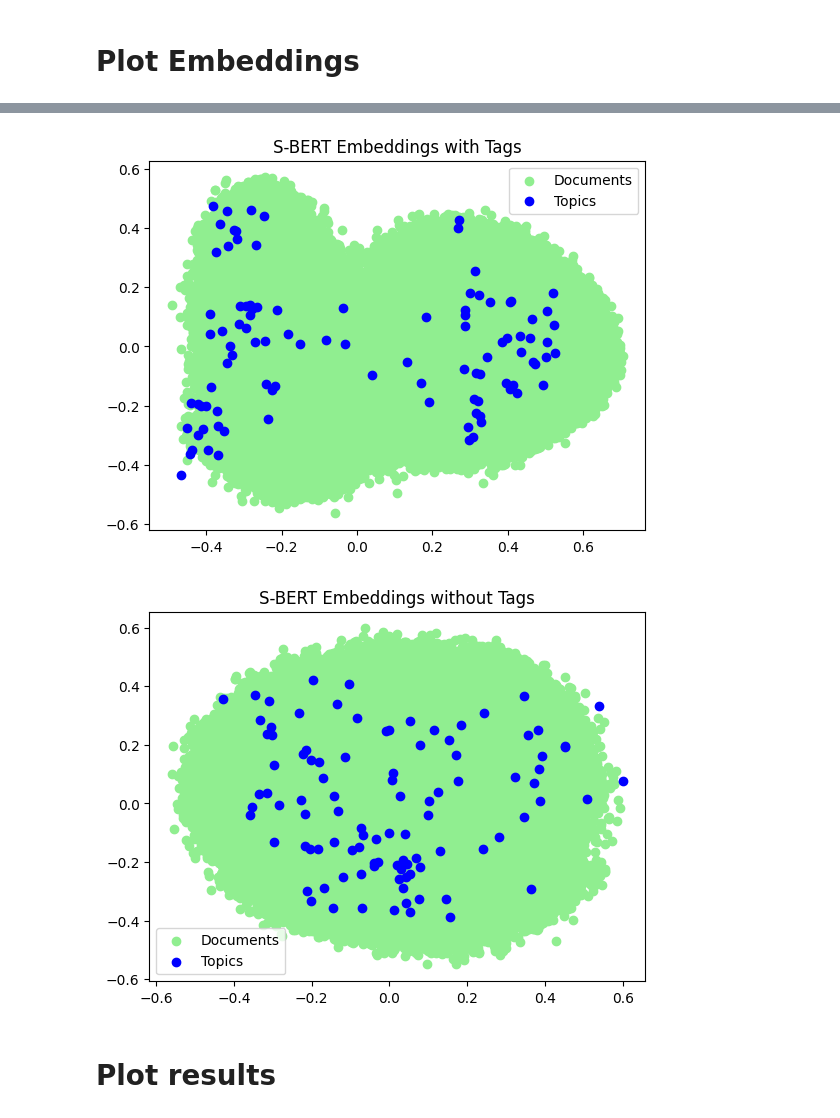
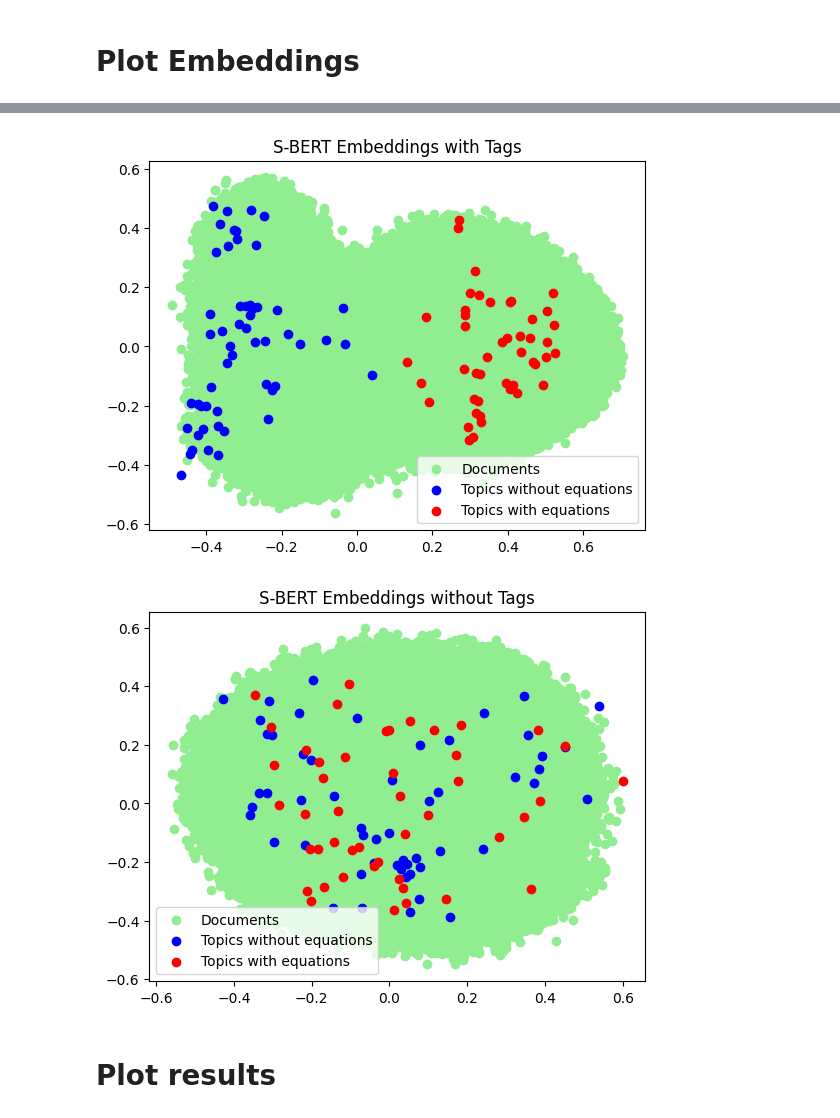
Before and after one commit to Niklas-23/information-retrieval, a Jupyter notebook: notebooks/results.ipynb, the cells around one changed output, grey strips where cells are left out. Cells and saved outputs as stored; diff of their text form; code cells hidden in the pictures.

Commit message:
Color dods according to the presence of an equation

```diff
--- a/notebooks/results.ipynb
+++ b/notebooks/results.ipynb
@@ -17,0 +22,8 @@ topic_embeddings = model.encode([topic.title for topic in topics])
+# %%
+with_eq = []
+without_eq = []
+for i in range(len(topics)):
+    if '<span class="math-container"' in topics[i].title:
+        with_eq.append(i)
+    else: without_eq.append(i)
+with_eq, without_eq
@@ -41 +71,7 @@ with_tags_transformed
 1020585 rows × 2 columns
+# %%
+topics_with_tags_with_eq = topics_transformed.iloc[with_eq]
+topics_with_tags_without_eq = topics_transformed.iloc[without_eq]
+topics_without_tags_with_eq = topics_without_tags_transformed.iloc[with_eq]
+topics_without_tags_without_eq = topics_without_tags_transformed.iloc[without_eq]
+topics_with_tags_with_eq
@@ -42,19 +96,21 @@ with_tags_transformed
 # %%
 plt.scatter(with_tags_transformed[0], with_tags_transformed[1], label="Documents", c="lightgreen")
-plt.scatter(topics_transformed[0], topics_transformed[1], label="Topics", c="blue")
+plt.scatter(topics_with_tags_without_eq[0], topics_with_tags_without_eq[1], label="Topics without equations", c="blue")
+plt.scatter(topics_with_tags_with_eq[0], topics_with_tags_with_eq[1], label="Topics with equations", c="red")
 plt.title("S-BERT Embeddings with Tags")
 plt.legend()
 plt.show()
 # %% [output]
-[figure, old version]
+[figure, new version]
 # %%
 plt.scatter(without_tags_transformed[0], without_tags_transformed[1], label="Documents", c="lightgreen")
-plt.scatter(topics_without_tags_transformed[0], topics_without_tags_transformed[1], label="Topics", c="blue")
+plt.scatter(topics_without_tags_without_eq[0], topics_without_tags_without_eq[1], label="Topics without equations", c="blue")
+plt.scatter(topics_without_tags_with_eq[0], topics_without_tags_with_eq[1], label="Topics with equations", c="red")
 plt.title("S-BERT Embeddings without Tags")
 plt.legend()
 plt.show()
 # %% [output]
-[figure, old version]
+[figure, new version]
 # %% [markdown]
 # Plot results
 # %%
```
Also changed, not shown: parts of 4 cells of this notebook, 2 other files.
